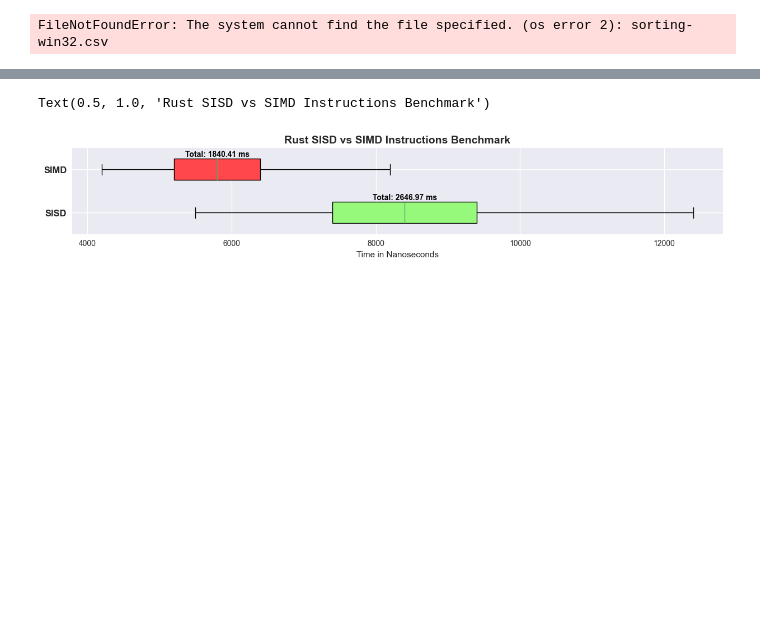
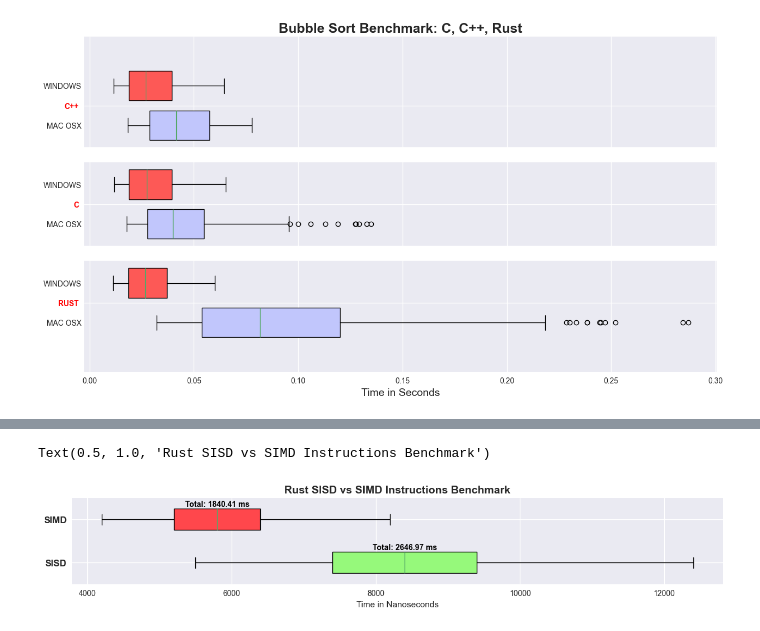
Before and after one commit to denmarkx/rust-performance-analysis, a Jupyter notebook: benchmark_data/final_report_notebook.ipynb, the cells around one changed output, grey strips where cells are left out. Saved outputs shown, nothing was run; the diff lists cells and outputs as text; code cells hidden in the pictures; blank space fills up the shorter version.

```diff
--- a/benchmark_data/final_report_notebook.ipynb
+++ b/benchmark_data/final_report_notebook.ipynb
@@ -15,32 +15,38 @@ FRIENDLY_NAMES = {
 }
 # %%
-# GRAPH A: A Direct Benchmark Between Rust, C, and C++
-df_win32 = pl.read_csv("sorting-win32.csv").select(["RUST", "C", "CXX"])
-df_osx = pl.read_csv("sorting-win32.csv").select(["RUST", "C", "CXX"])
+# GRAPH A: A Direct Benchmark Between Rust, C, and C++ (FINAL)
+df_win32 = pl.read_parquet("bubble-win32.parquet").select(["RUST", "C", "CXX"])
+df_osx = pl.read_parquet("bubble-darwin.parquet").select(["RUST", "C", "CXX"])
 
 fig, ax = plt.subplots(figsize=(15, 8))
 
-win_plot = ax.boxplot(df_win32, orientation="horizontal", patch_artist=True,
-           label=["RUST", "C", "C++"], positions=[0.2, 1.2, 2.2], widths=[0.3, 0.3, 0.3])
-osx_plot = ax.boxplot(df_win32, orientation="horizontal", patch_artist=True,
-           label=["RUST", "C", "C++"], positions=[-0.2, 0.8, 1.8], widths=[0.3, 0.3, 0.3])
+# In hindsight, the language should've been its own column to make it easier for mpl to graph.
+WIN_POS_START_DELTA = [0.2, 1.0]
+OSX_POS_START_DELTA = [-0.2, 1.0]
+BAR_WIDTH = 0.3
 
-for box in win_plot["boxes"]:
-    box.set_facecolor("xkcd:grapefruit")
+for i, column in enumerate(df_win32.columns):
+    win_plot = ax.boxplot(df_win32.select(pl.col(column)), orientation="horizontal", patch_artist=True,
+               label=[column], positions=[WIN_POS_START_DELTA[0] + WIN_POS_START_DELTA[1] * i], widths=[BAR_WIDTH])
+    for box in win_plot["boxes"]:
+        box.set_facecolor("xkcd:grapefruit")
+for i, column in enumerate(df_osx.columns):
+    osx_plot = ax.boxplot(df_osx.select(pl.col(column)), orientation="horizontal", patch_artist=True,
+           label=[column], positions=[OSX_POS_START_DELTA[0] + OSX_POS_START_DELTA[1] * i], widths=[BAR_WIDTH])
 
-for box in osx_plot["boxes"]:
-    box.set_facecolor("xkcd:light periwinkle")
+    for box in osx_plot["boxes"]:
+        box.set_facecolor("xkcd:light periwinkle")
 
 ax.axhline(y=0.5, color="white", lw=20)
 ax.axhline(y=1.5, color="white", lw=20)
 
 ax.set_yticks([0.2, -0.2, 1.2, 0.8, 2.2, 1.8], minor=True)
 ax.set_yticklabels(["WINDOWS", "MAC OSX", "WINDOWS", "MAC OSX", "WINDOWS", "MAC OSX"],
-                   minor=True, fontweight="bold", color="r", fontsize=12)
+                   minor=True, fontweight="bold", fontsize=12)
 ax.set_yticks(range(3))
-ax.set_yticklabels(["C", "CXX", "RUST"], fontsize=10, color="red", fontweight="bold");
+ax.set_yticklabels(["RUST", "C", "C++"], fontsize=10, color="red", fontweight="bold");
 ax.set_title("Bubble Sort Benchmark: C, C++, Rust", fontsize=18, fontweight="bold")
-ax.set_xlabel("Seconds", fontsize=14);
+ax.set_xlabel("Time in Seconds", fontsize=14);
 # %% [output]
-FileNotFoundError: The system cannot find the file specified. (os error 2): sorting-win32.csv
+[figure, added]
 # %%
```
Also changed, not shown: parts of 3 cells of this notebook, 8 other files.
